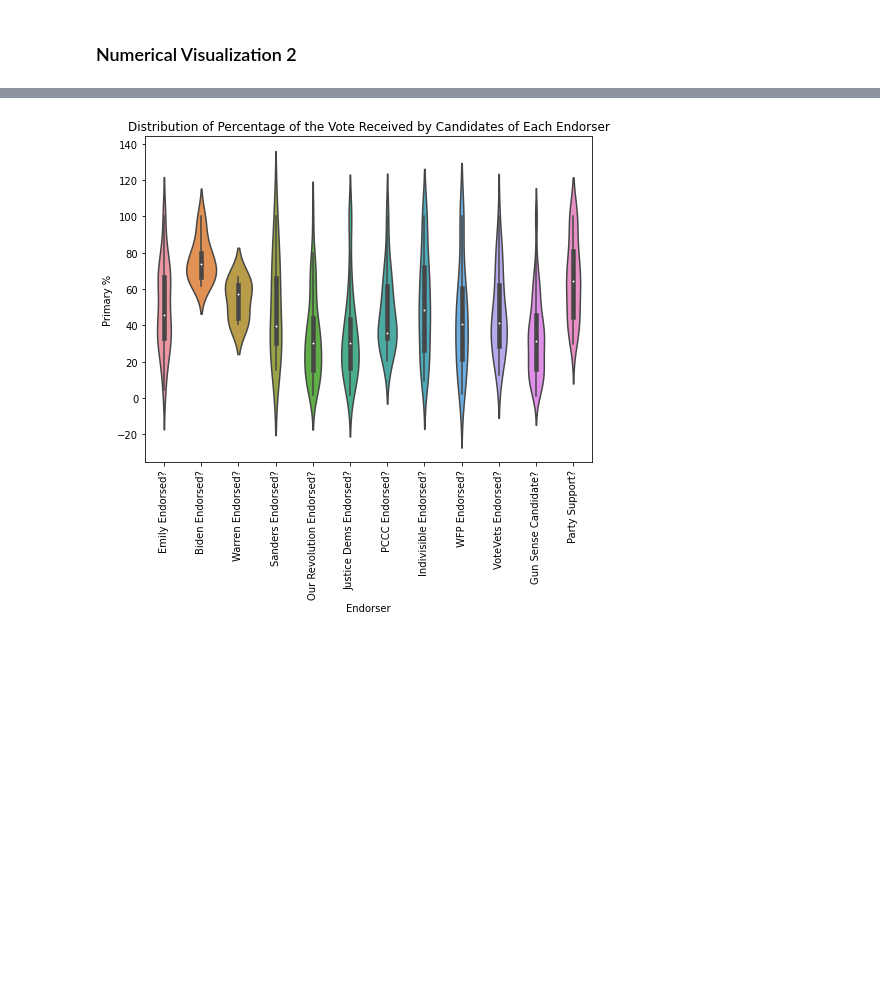
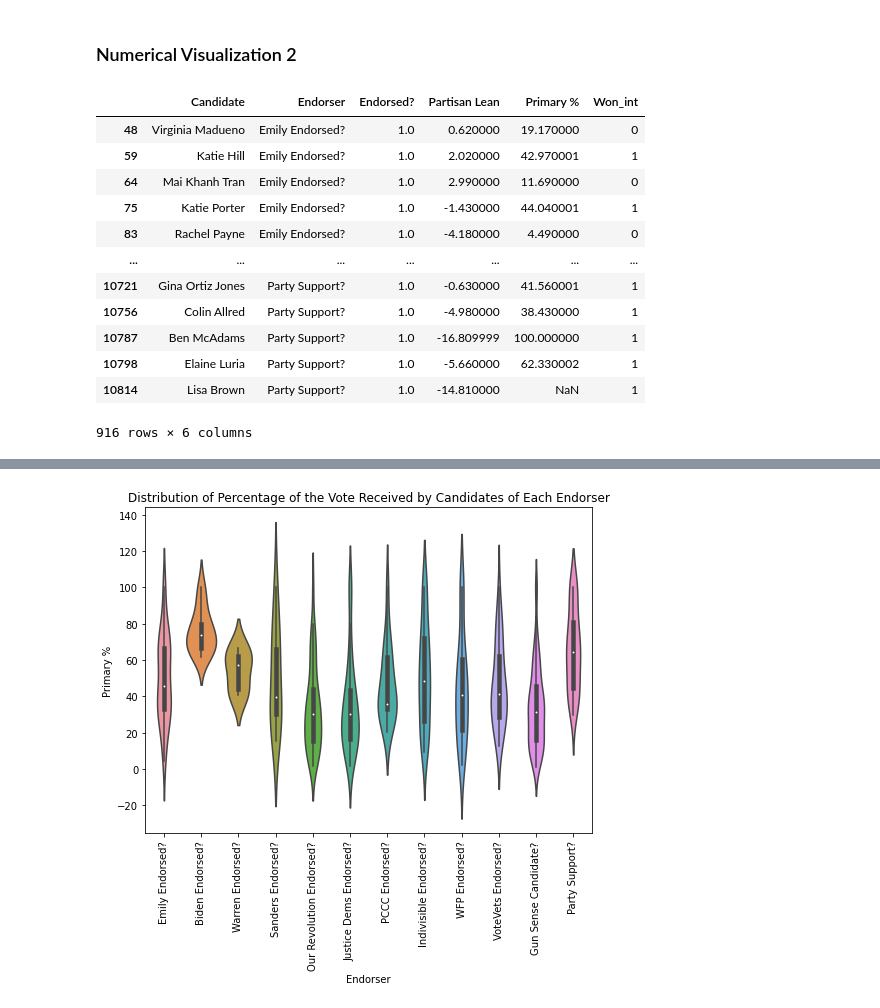
Before and after one commit to tetsu2001/102-project, a Jupyter notebook: aileen/aileen_eda.ipynb, the cells around one changed output, grey strips where cells are left out. Saved outputs shown, nothing was run; the diff lists cells and outputs as text; code cells hidden in the pictures; blank space fills up the shorter version.

```diff
--- a/aileen/aileen_eda.ipynb
+++ b/aileen/aileen_eda.ipynb
@@ -100 +101,17 @@ violin_df = melt_df.merge(dems[['Candidate', 'Partisan Lean', 'Primary %']], how
 violin_filt = violin_df[violin_df['Endorsed?'] == 1.0]
+# %%
+violin_filt
+# %% [output]
+|  | Candidate | Endorser | Endorsed? | Partisan Lean | Primary % | Won_int |
+| 48 | Virginia Madueno | Emily Endorsed? | 1.0 | 0.620000 | 19.170000 | 0 |
+| 59 | Katie Hill | Emily Endorsed? | 1.0 | 2.020000 | 42.970001 | 1 |
+| 64 | Mai Khanh Tran | Emily Endorsed? | 1.0 | 2.990000 | 11.690000 | 0 |
+| 75 | Katie Porter | Emily Endorsed? | 1.0 | -1.430000 | 44.040001 | 1 |
+| 83 | Rachel Payne | Emily Endorsed? | 1.0 | -4.180000 | 4.490000 | 0 |
+| ... | ... | ... | ... | ... | ... | ... |
+| 10721 | Gina Ortiz Jones | Party Support? | 1.0 | -0.630000 | 41.560001 | 1 |
+| 10756 | Colin Allred | Party Support? | 1.0 | -4.980000 | 38.430000 | 1 |
+| 10787 | Ben McAdams | Party Support? | 1.0 | -16.809999 | 100.000000 | 1 |
+| 10798 | Elaine Luria | Party Support? | 1.0 | -5.660000 | 62.330002 | 1 |
+| 10814 | Lisa Brown | Party Support? | 1.0 | -14.810000 | NaN | 1 |
+916 rows × 6 columns
```
Also changed, not shown: parts of 6 cells of this notebook, 1 other file.
